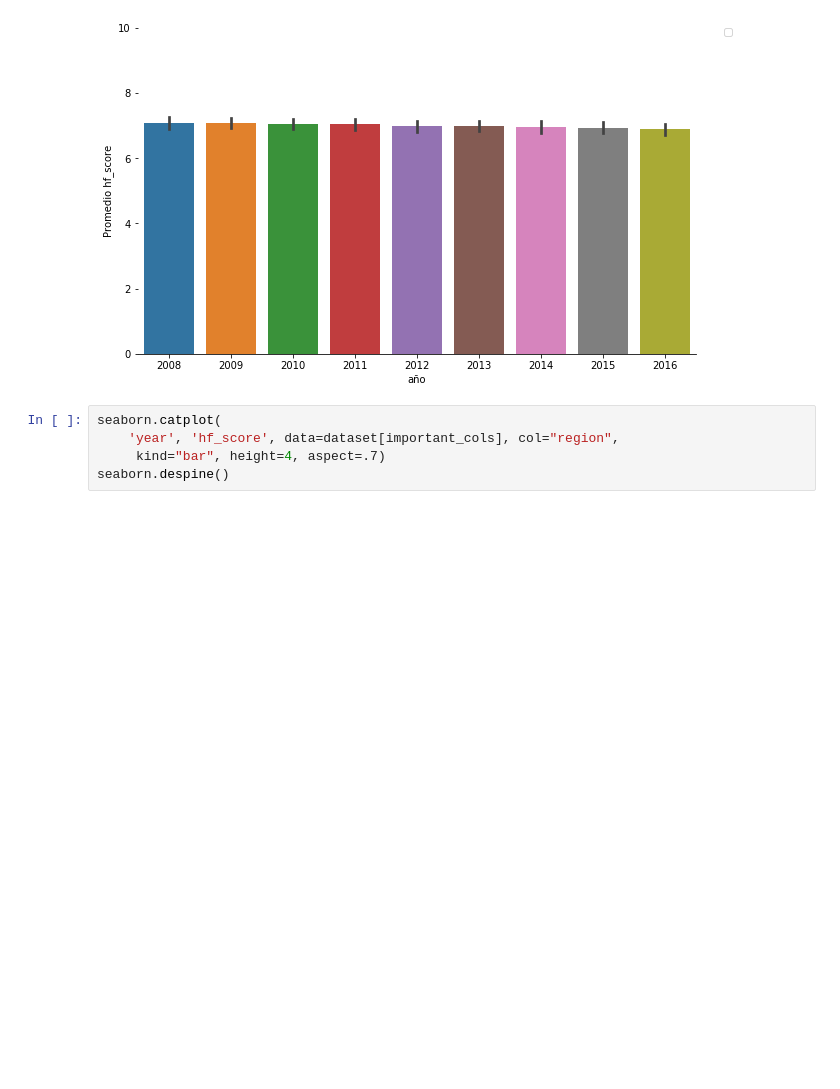
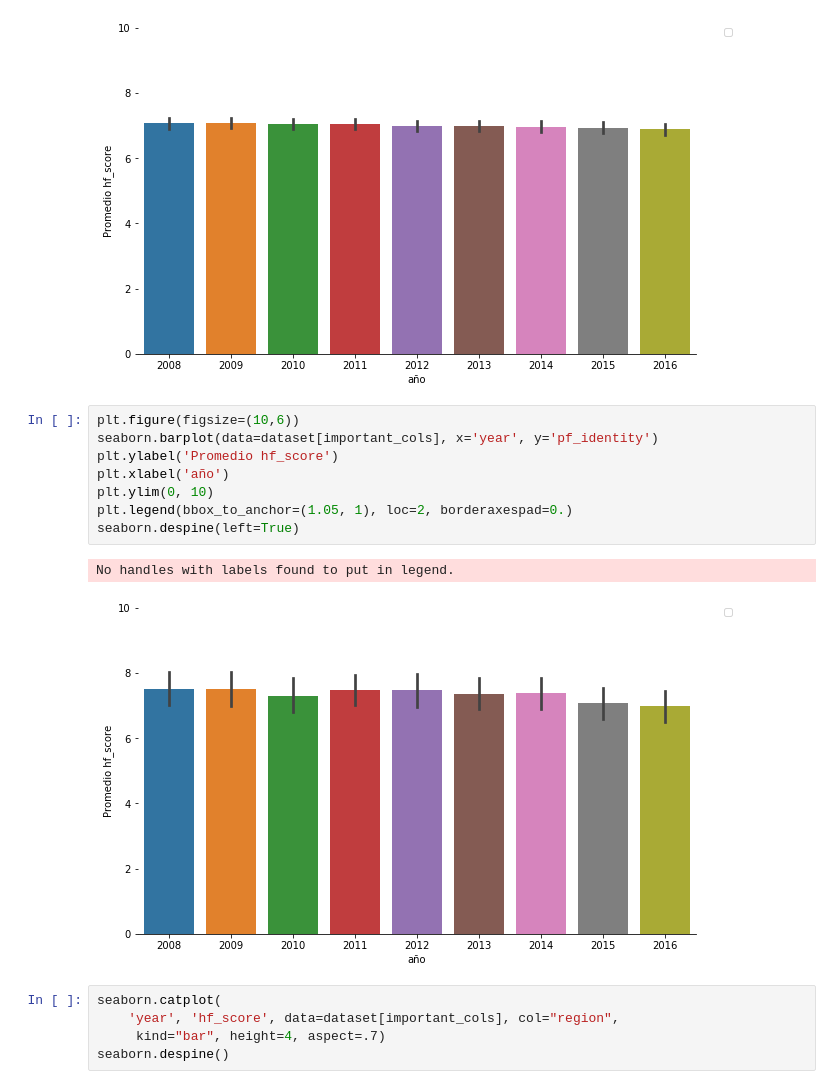
Before and after one commit to mnuclle/diplodatosAnalisisYVisualizacion, a Jupyter notebook: 02_practico_I.ipynb, the cells around one changed output. Drawn from its saved outputs; the diff is of its cells as text; blank space fills up the shorter version.

```diff
--- a/02_practico_I.ipynb
+++ b/02_practico_I.ipynb
@@ -262,6 +262,17 @@ seaborn.despine(left=True)
 # %% [output]
 No handles with labels found to put in legend.
 [figure]
+# %%
+plt.figure(figsize=(10,6))
+seaborn.barplot(data=dataset[important_cols], x='year', y='pf_identity')
+plt.ylabel('Promedio hf_score')
+plt.xlabel('año')
+plt.ylim(0, 10)
+plt.legend(bbox_to_anchor=(1.05, 1), loc=2, borderaxespad=0.)
+seaborn.despine(left=True)
+# %% [output]
+No handles with labels found to put in legend.
+[figure, added]
 # %%
 seaborn.catplot(
     'year', 'hf_score', data=dataset[important_cols], col="region",
```
Also changed, not shown: parts of 1 cell of this notebook.
